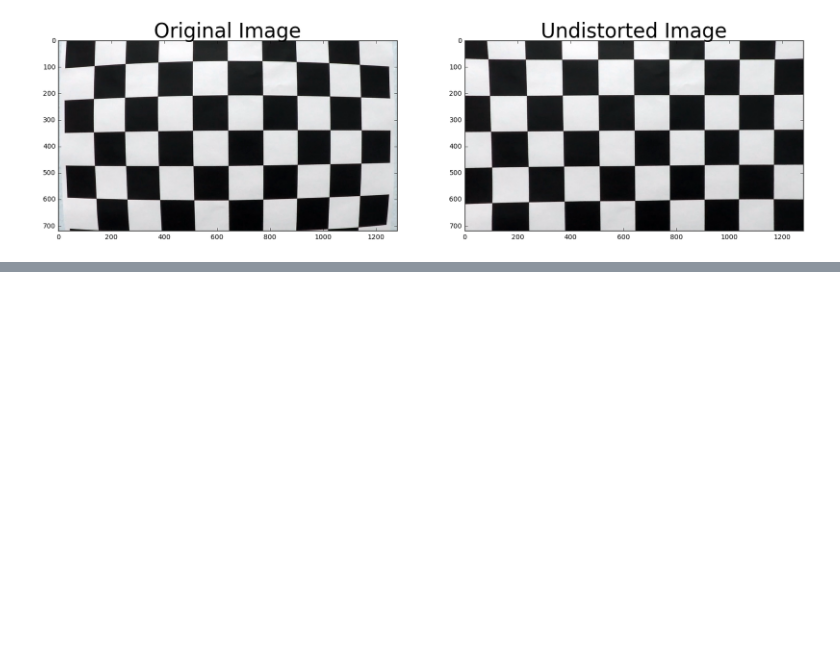
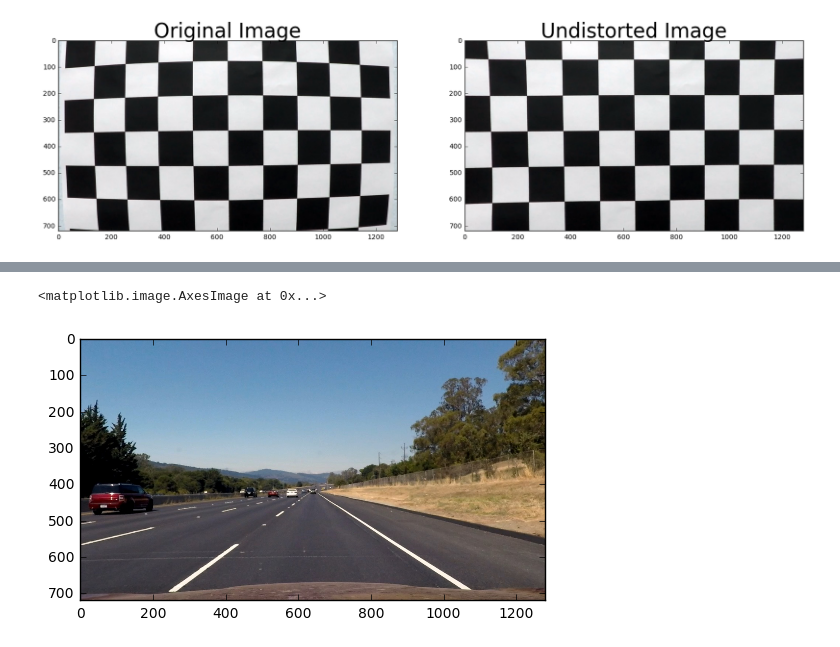
Before and after one commit to ddrm86/udacity-selfdriving-p4, a Jupyter notebook: p3_avanced_lanes_detector.ipynb, the cells around one changed output, grey strips where cells are left out. Cells and saved outputs as stored; diff of their text form; code cells hidden in the pictures; blank space fills up the shorter version.

```diff
--- a/p3_avanced_lanes_detector.ipynb
+++ b/p3_avanced_lanes_detector.ipynb
@@ -53,0 +62,6 @@ def process_image(image):
+# %%
+undist_ti = undistort(test_image, mtx, dist)
+plt.imshow(undist_ti)
+# %% [output]
+<matplotlib.image.AxesImage at 0x...>
+[figure, added]
```
Also changed, not shown: parts of 5 cells of this notebook.
